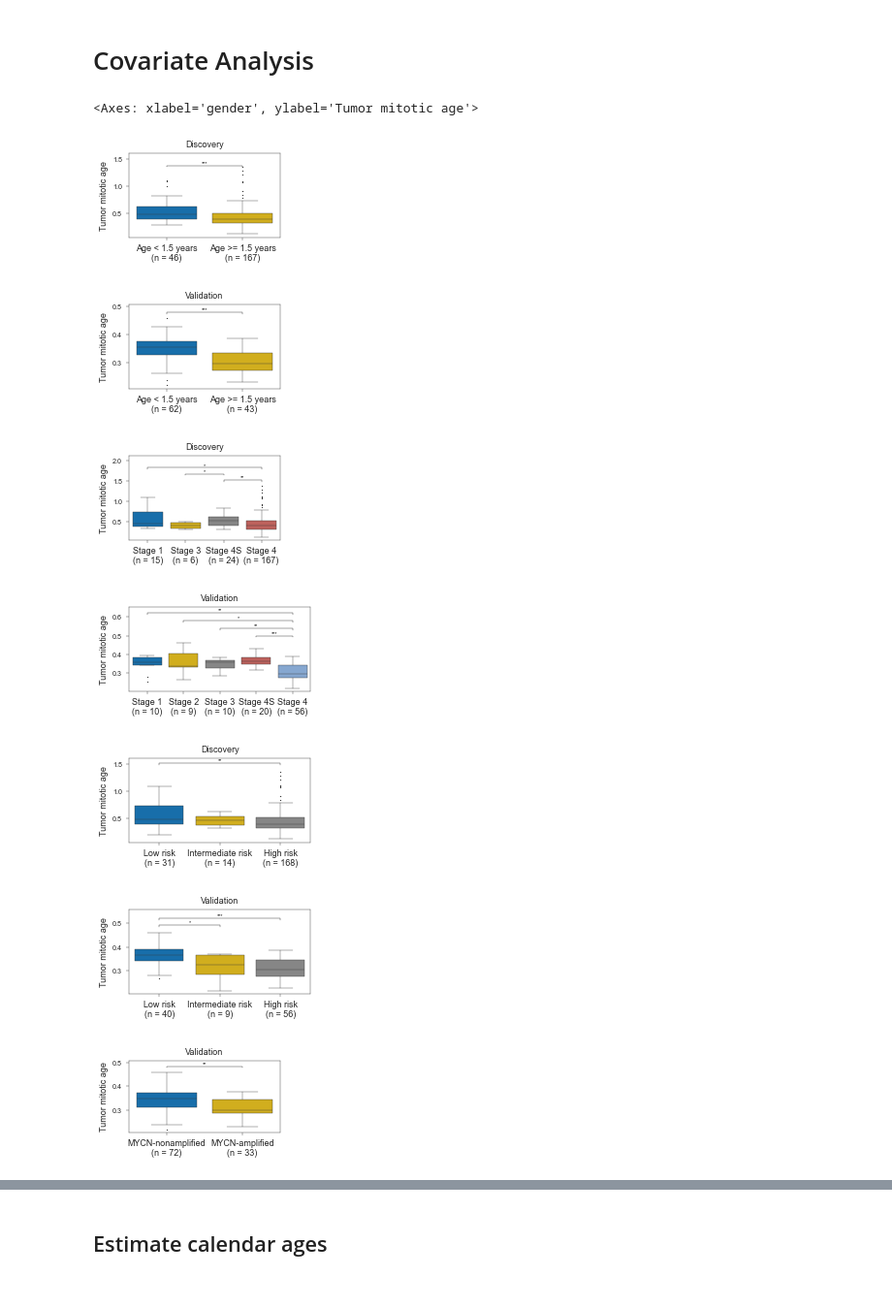
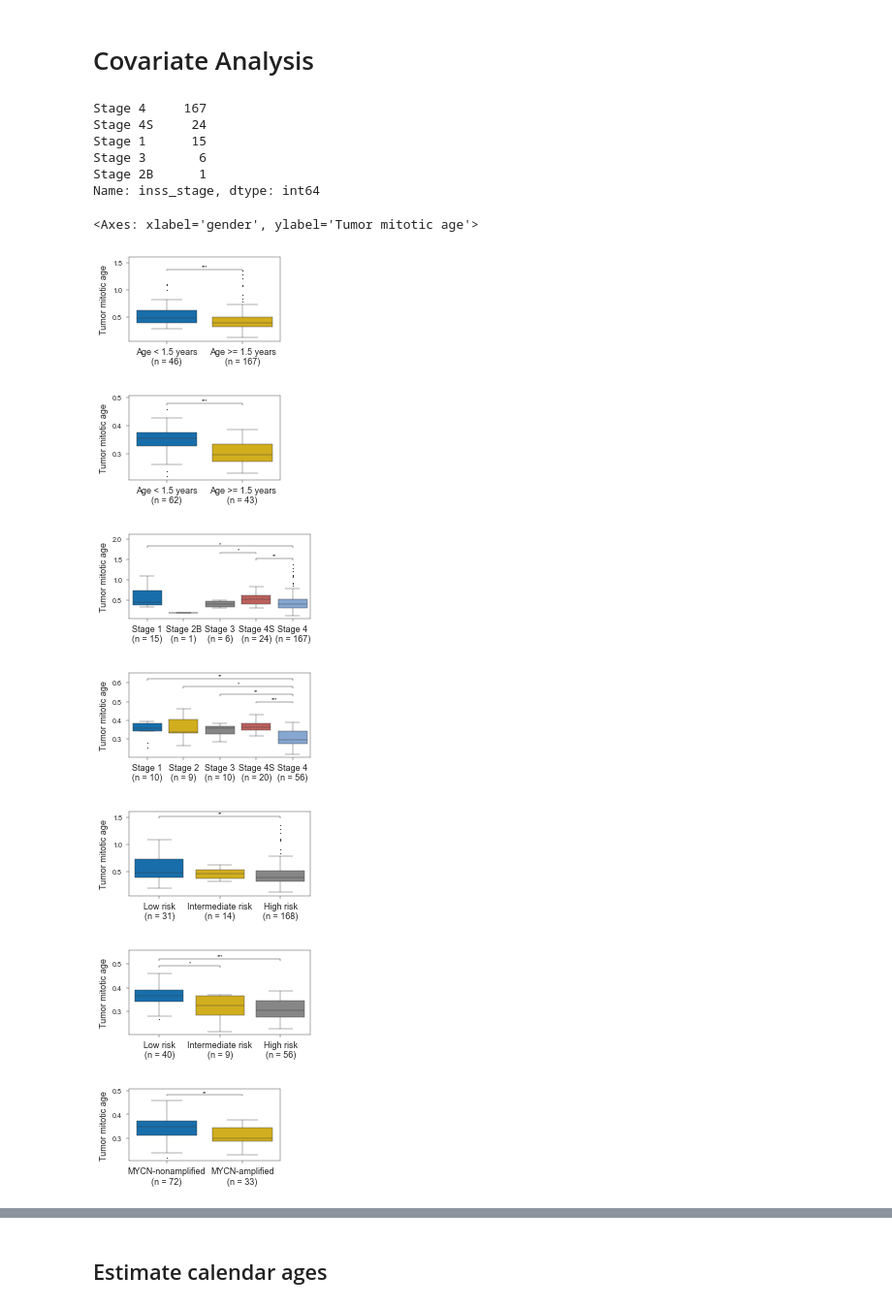
Before and after one commit to danmonyak/EpiClockNBL, a Jupyter notebook: Analysis/Analysis.ipynb, the cells around one changed output, grey strips where cells are left out. Shown at 97% size. Saved outputs shown, nothing was run; the diff lists cells and outputs as text; code cells hidden in the pictures.

```diff
--- a/Analysis/Analysis.ipynb
+++ b/Analysis/Analysis.ipynb
@@ -251,0 +276,3 @@ fig.savefig(os.path.join(figure_outdir, 'mitotic_age_distribution.pdf'), format=
+# %%
+sample_list_inverse = dict(map(lambda x:x[::-1], list(sample_list.items())))
+clinical['TARGET']['TumLabeled'] = clinical['TARGET']['sampleID'].map(sample_list_inverse).fillna('Others')
@@ -252,62 +343,71 @@ fig.savefig(os.path.join(figure_outdir, 'mitotic_age_distribution.pdf'), format=
 # %% [markdown]
 # Covariate Analysis
+# %%
+clinical['TARGET']['inss_stage'].value_counts()
+# %% [output]
+Stage 4     167
+Stage 4S     24
+Stage 1      15
+Stage 3       6
+Stage 2B      1
+Name: inss_stage, dtype: int64
 # %%
 pc_util.saveBoxPlotNew(clinical['TARGET'], 'Age >= 1.5', restrict=True,
-                   var_y='phi', outfile=True, title=True, signif_bar_heights = 0.02,
+                   var_y='phi', outfile=True, title=False, signif_bar_heights = 0.02,
                    palette=pc_consts['palette_jco'], xlabel='', ylabel='Tumor mitotic age',
-                       outdir=covar_path_outdir,
+                       outdir=covar_path_outdir, file_format='svg',
                    figsize=figsize, labelfontsize=pc_consts['labelfontsize'] * 0.9, ticksfontsize=pc_consts['ticksfontsize'], sf=sf, linewidth=pc_consts['linewidth'], fliersize=pc_consts['fliersize'])
 
 pc_util.saveBoxPlotNew(clinical['Henrich'], 'age at diagnosis', restrict=False,
-                   var_y='phi', outfile=True, title=True, signif_bar_heights = 0.02,
+                   var_y='phi', outfile=True, title=False, signif_bar_heights = 0.02,
                    palette=pc_consts['palette_jco'], xlabel='', ylabel='Tumor mitotic age',
-                       outdir=covar_path_outdir,
+                       outdir=covar_path_outdir, file_format='svg',
                    figsize=figsize, labelfontsize=pc_consts['labelfontsize'] * 0.9, ticksfontsize=pc_consts['ticksfontsize'], sf=sf, linewidth=pc_consts['linewidth'], fliersize=pc_consts['fliersize'])
 
 pc_util.saveBoxPlotNew(clinical['TARGET'], 'inss_stage', restrict=True,
-                   var_y='phi', outfile=True, title=True, signif_bar_heights = 0.15,
-                   palette=pc_consts['palette_jco'], xlabel='', ylabel='Tumor mitotic age',
-                       outdir=covar_path_outdir, use_groups=['Stage 1', 'Stage 3', 'Stage 4S', 'Stage 4'],
-                   figsize=figsize, labelfontsize=pc_consts['labelfontsize'] * 0.9, ticksfontsize=pc_consts['ticksfontsize'], sf=sf, linewidth=pc_consts['linewidth'], fliersize=pc_consts['fliersize'])
+                   var_y='phi', outfile=True, title=False, signif_bar_heights = 0.15,
+                   palette=pc_consts['palette_jco'], xlabel='', ylabel='Tumor mitotic age', file_format='svg',
+                       outdir=covar_path_outdir, use_groups=['Stage 1', 'Stage 2B', 'Stage 3', 'Stage 4S', 'Stage 4'],
+                   figsize=figsize * [1.2, 1], labelfontsize=pc_consts['labelfontsize'] * 0.9, ticksfontsize=pc_consts['ticksfontsize'], sf=sf, linewidth=pc_consts['linewidth'], fliersize=pc_consts['fliersize'])
 
 pc_util.saveBoxPlotNew(clinical['Henrich'], 'inss stage', restrict=False,
-                   var_y='phi', outfile=True, title=True, signif_bar_heights = 0.04,
-                   palette=pc_consts['palette_jco'], xlabel='', ylabel='Tumor mitotic age',
+                   var_y='phi', outfile=True, title=False, signif_bar_heights = 0.04,
+                   palette=pc_consts['palette_jco'], xlabel='', ylabel='Tumor mitotic age', file_format='svg',
                        outdir=covar_path_outdir, use_groups=['Stage 1', 'Stage 2', 'Stage 3', 'Stage 4S', 'Stage 4'],
                    figsize=figsize * [1.2, 1], labelfontsize=pc_consts['labelfontsize'] * 0.9, ticksfontsize=pc_consts['ticksfontsize'], sf=sf, linewidth=pc_consts['linewidth'], fliersize=pc_consts['fliersize'])
 
 pc_util.saveBoxPlotNew(clinical['TARGET'], 'cog_neuroblastoma_risk_group', restrict=True,
-                   var_y='phi', outfile=True, title=True, signif_bar_heights = 0.15,
-                   palette=pc_consts['palette_jco'], xlabel='', ylabel='Tumor mitotic age',
+                   var_y='phi', outfile=True, title=False, signif_bar_heights = 0.15,
+                   palette=pc_consts['palette_jco'], xlabel='', ylabel='Tumor mitotic age', file_format='svg',
                        outdir=covar_path_outdir, use_groups=["Low risk", "Intermediate risk", "High risk"],
                    figsize=figsize * [1.2, 1], labelfontsize=pc_consts['labelfontsize'] * 0.9, ticksfontsize=pc_consts['ticksfontsize'], sf=sf, linewidth=pc_consts['linewidth'], fliersize=pc_consts['fliersize'])
 
 pc_util.saveBoxPlotNew(clinical['Henrich'], 'current risk category', restrict=False,
-                   var_y='phi', outfile=True, title=True, signif_bar_heights = 0.03,
-                   palette=pc_consts['palette_jco'], xlabel='', ylabel='Tumor mitotic age',
+                   var_y='phi', outfile=True, title=False, signif_bar_heights = 0.03,
+                   palette=pc_consts['palette_jco'], xlabel='', ylabel='Tumor mitotic age', file_format='svg',
                        outdir=covar_path_outdir, use_groups=["Low risk", "Intermediate risk", "High risk"],
                    figsize=figsize * [1.2, 1], labelfontsize=pc_consts['labelfontsize'] * 0.9, ticksfontsize=pc_consts['ticksfontsize'], sf=sf, linewidth=pc_consts['linewidth'], fliersize=pc_consts['fliersize'])
 
 pc_util.saveBoxPlotNew(clinical['Henrich'], 'mycn status', restrict=False,
-                   var_y='phi', outfile=True, title=True, signif_bar_heights = 0.023,
-                   palette=pc_consts['palette_jco'], xlabel='', ylabel='Tumor mitotic age',
+                   var_y='phi', outfile=True, title=False, signif_bar_heights = 0.023,
+                   palette=pc_consts['palette_jco'], xlabel='', ylabel='Tumor mitotic age', file_format='svg',
                        outdir=covar_path_outdir, use_groups=['MYCN-nonamplified', 'MYCN-amplified'],
                    figsize=figsize * [1, 0.85], labelfontsize=pc_consts['labelfontsize'] * 0.9, ticksfontsize=pc_consts['ticksfontsize'], sf=sf, linewidth=pc_consts['linewidth'], fliersize=pc_consts['fliersize'])
 
 
 pc_util.saveBoxPlotNew(clinical['TARGET'], 'gender', restrict=False,
                    var_y='phi', outfile=False, title=False, signif_bar_heights = 0.02,
-                   palette=pc_consts['palette_jco'], xlabel='gender', ylabel='Tumor mitotic age',
+                   palette=pc_consts['palette_jco'], xlabel='gender', ylabel='Tumor mitotic age', file_format='svg',
                    figsize=np.array([7, 5]), labelfontsize=pc_consts['labelfontsize'] * 0.9, ticksfontsize=pc_consts['ticksfontsize'], sf=sf, linewidth=pc_consts['linewidth'], fliersize=pc_consts['fliersize'])
 # %% [output]
 <Axes: xlabel='gender', ylabel='Tumor mitotic age'>
-[figure, old version]
+[figure, new version]
-[figure, old version]
+[figure, new version]
-[figure, old version]
+[figure, new version]
-[figure, old version]
+[figure, new version]
-[figure, old version]
+[figure, new version]
-[figure, old version]
+[figure, new version]
-[figure, old version]
+[figure, new version]
 [figure]
 # %%
 def getVarMeans(col):
```
Also changed, not shown: parts of 31 cells of this notebook.
